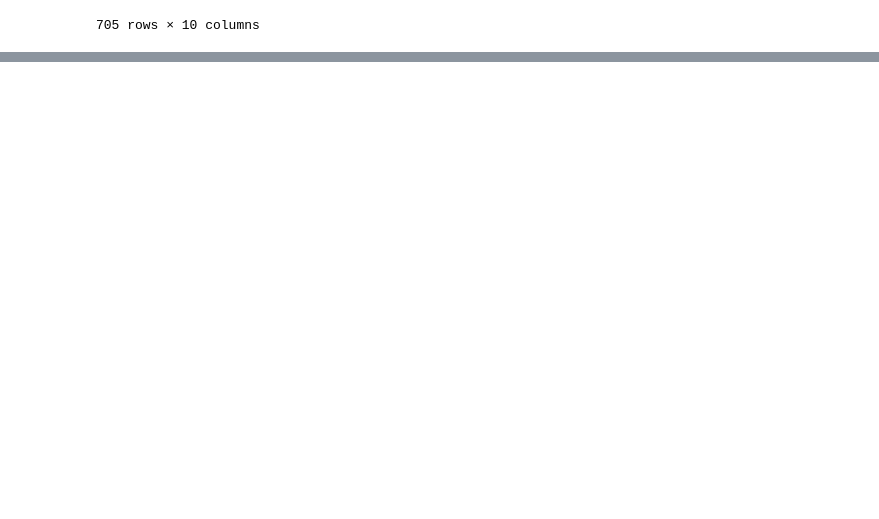
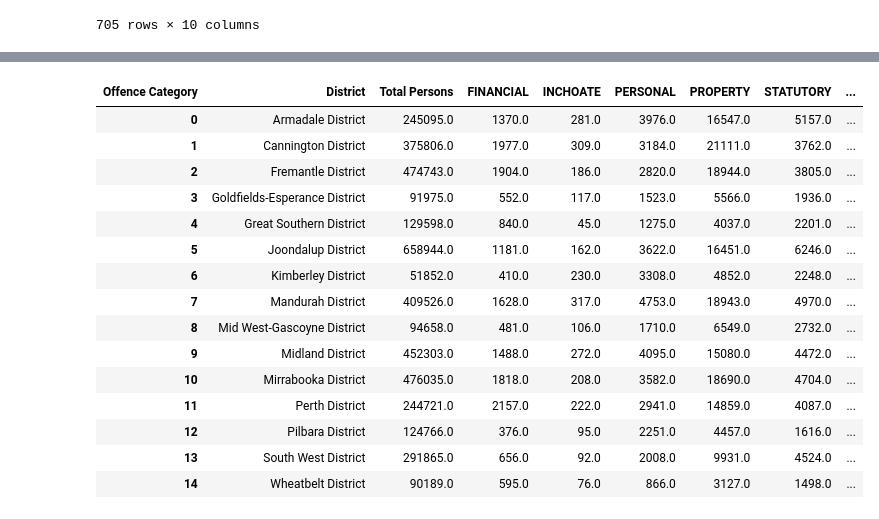
Before and after one commit to natalieddavies/BootcampProject1, a Jupyter notebook: unemployment_offences.ipynb, the cells around one changed output, grey strips where cells are left out. Saved outputs shown, nothing was run; the diff lists cells and outputs as text; code cells hidden in the pictures; blank space fills up the shorter version.

```diff
--- a/unemployment_offences.ipynb
+++ b/unemployment_offences.ipynb
@@ -202,0 +210,2 @@ merged2
+# %%
+grouped_merging = merged2.set_index(['District','Offence Category'])
@@ -202,0 +233,3 @@ merged2
+# %%
+pivot = grouped_merging.pivot_table(index=['District','Total Persons'],columns='Offence Category', values='Total Number of Offences', aggfunc='sum')
+pivot
@@ -202,0 +254,2 @@ merged2
+# %%
+df = pivot.reset_index()
@@ -202,0 +275,20 @@ merged2
+# %%
+df['Offence per capita'] = (df['FINANCIAL']+df['INCHOATE']+df['PERSONAL']+df['PROPERTY']+df['STATUTORY'])/df['Total Persons']
+df
+# %% [output]
+| Offence Category | District | Total Persons | FINANCIAL | INCHOATE | PERSONAL | PROPERTY | STATUTORY | ... |
+| 0 | Armadale District | 245095.0 | 1370.0 | 281.0 | 3976.0 | 16547.0 | 5157.0 | ... |
+| 1 | Cannington District | 375806.0 | 1977.0 | 309.0 | 3184.0 | 21111.0 | 3762.0 | ... |
+| 2 | Fremantle District | 474743.0 | 1904.0 | 186.0 | 2820.0 | 18944.0 | 3805.0 | ... |
+| 3 | Goldfields-Esperance District | 91975.0 | 552.0 | 117.0 | 1523.0 | 5566.0 | 1936.0 | ... |
+| 4 | Great Southern District | 129598.0 | 840.0 | 45.0 | 1275.0 | 4037.0 | 2201.0 | ... |
+| 5 | Joondalup District | 658944.0 | 1181.0 | 162.0 | 3622.0 | 16451.0 | 6246.0 | ... |
+| 6 | Kimberley District | 51852.0 | 410.0 | 230.0 | 3308.0 | 4852.0 | 2248.0 | ... |
+| 7 | Mandurah District | 409526.0 | 1628.0 | 317.0 | 4753.0 | 18943.0 | 4970.0 | ... |
+| 8 | Mid West-Gascoyne District | 94658.0 | 481.0 | 106.0 | 1710.0 | 6549.0 | 2732.0 | ... |
+| 9 | Midland District | 452303.0 | 1488.0 | 272.0 | 4095.0 | 15080.0 | 4472.0 | ... |
+| 10 | Mirrabooka District | 476035.0 | 1818.0 | 208.0 | 3582.0 | 18690.0 | 4704.0 | ... |
+| 11 | Perth District | 244721.0 | 2157.0 | 222.0 | 2941.0 | 14859.0 | 4087.0 | ... |
+| 12 | Pilbara District | 124766.0 | 376.0 | 95.0 | 2251.0 | 4457.0 | 1616.0 | ... |
+| 13 | South West District | 291865.0 | 656.0 | 92.0 | 2008.0 | 9931.0 | 4524.0 | ... |
+| 14 | Wheatbelt District | 90189.0 | 595.0 | 76.0 | 866.0 | 3127.0 | 1498.0 | ... |
```
Also changed, not shown: parts of 5 cells of this notebook, 1 other file.
